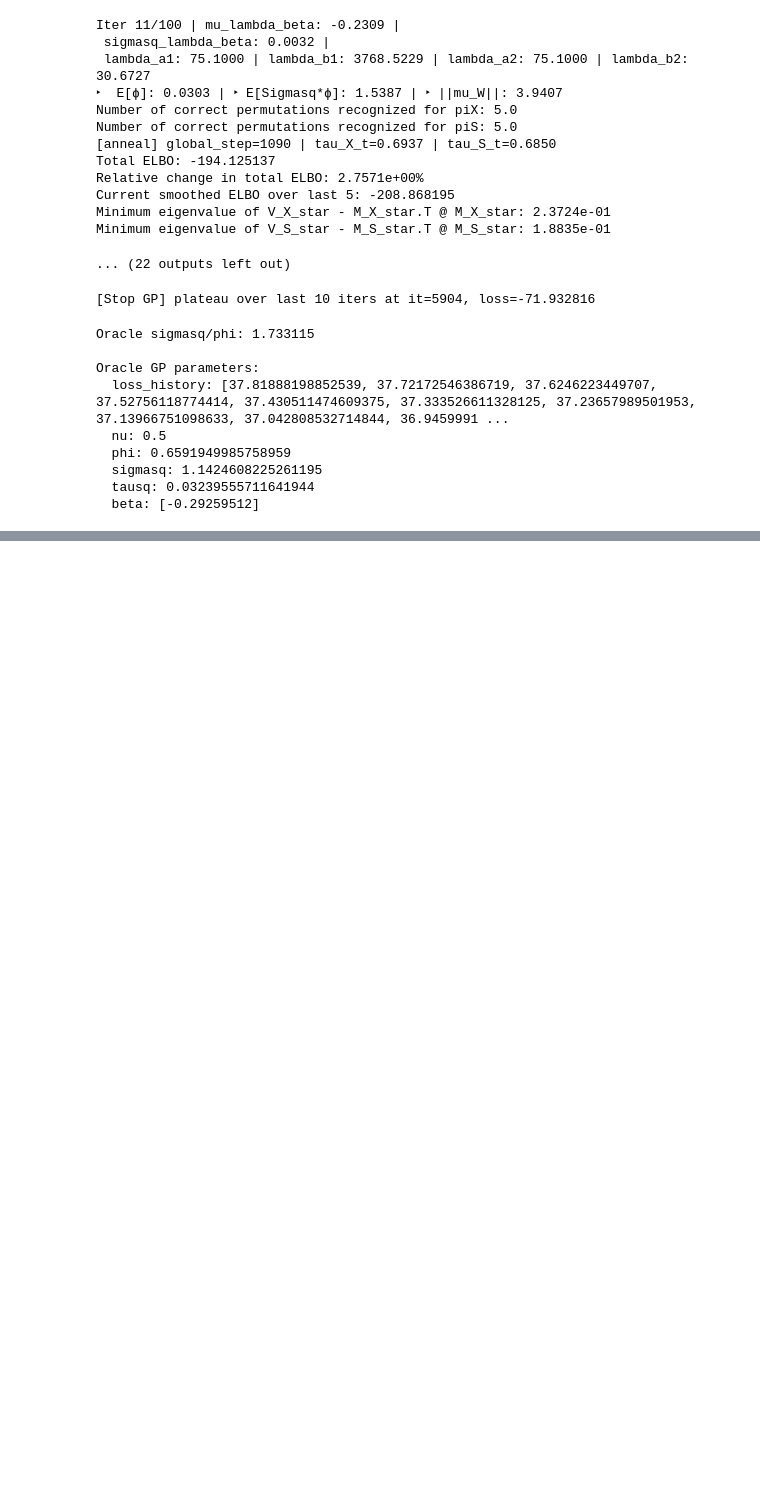
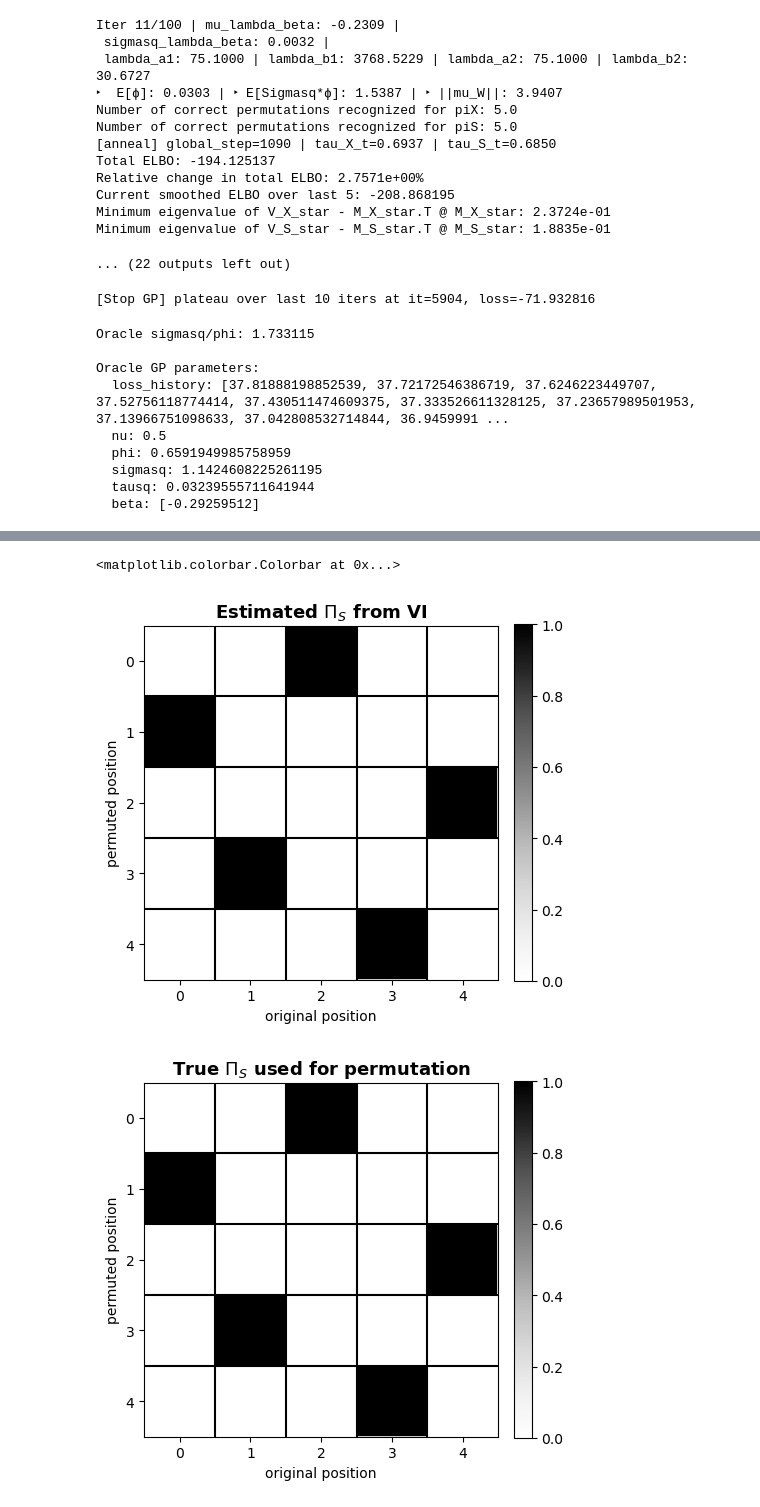
Before and after one commit to isayantan/SpatialReg-Unlinked, a Jupyter notebook: src/data_analysis_3.ipynb, the cells around one changed output, grey strips where cells are left out. Cells and saved outputs as stored; diff of their text form; code cells hidden in the pictures; blank space fills up the shorter version.

```diff
--- a/src/data_analysis_3.ipynb
+++ b/src/data_analysis_3.ipynb
@@ -1201,0 +1218,45 @@ VI mu_W  vs oracle distorted:
+# %%
+#compare P_S_est to perm_matrix_S
+fig, ax = plt.subplots(figsize=(5, 5))
+im = ax.imshow(piS_est.T.detach().cpu().numpy(), aspect='equal', cmap='Greys')
+ax.set_title(r"Estimated $\Pi_S$ from VI", fontsize=13, fontweight='bold')
+ax.set_xlabel("original position")
+ax.set_ylabel("permuted position")
+ax.set_xticks(np.arange(n_locations))
+ax.set_yticks(np.arange(n_locations))
+add_heatmap_grid(
+    ax,
+    nrows=n_locations,
+    ncols=n_locations,
+    row_block=1,
+    col_block=1,
+    cell_color='white',
+    cell_lw=1.2,
+    block_color='black',
+    block_lw=1.5,
+)
+plt.colorbar(im, ax=ax, fraction=0.046, pad=0.04)
+#compare with truth perm_matrix_s
+fig, ax = plt.subplots(figsize=(5, 5))
+im = ax.imshow(perm_s_np, aspect='equal', cmap='Greys')
+ax.set_title(r"True $\Pi_S$ used for permutation", fontsize=13, fontweight='bold')
+ax.set_xlabel("original position")
+ax.set_ylabel("permuted position")
+ax.set_xticks(np.arange(n_locations))
+ax.set_yticks(np.arange(n_locations))
+add_heatmap_grid(
+    ax,
+    nrows=n_locations,
+    ncols=n_locations,
+    row_block=1,
+    col_block=1,
+    cell_color='white',
+    cell_lw=1.2,
+    block_color='black',
+    block_lw=1.5,
+)
+plt.colorbar(im, ax=ax, fraction=0.046, pad=0.04)
+# %% [output]
+<matplotlib.colorbar.Colorbar at 0x...>
+[figure, added]
+[figure, added]
```
Also changed, not shown: parts of 1 cell of this notebook, 3 other files.
